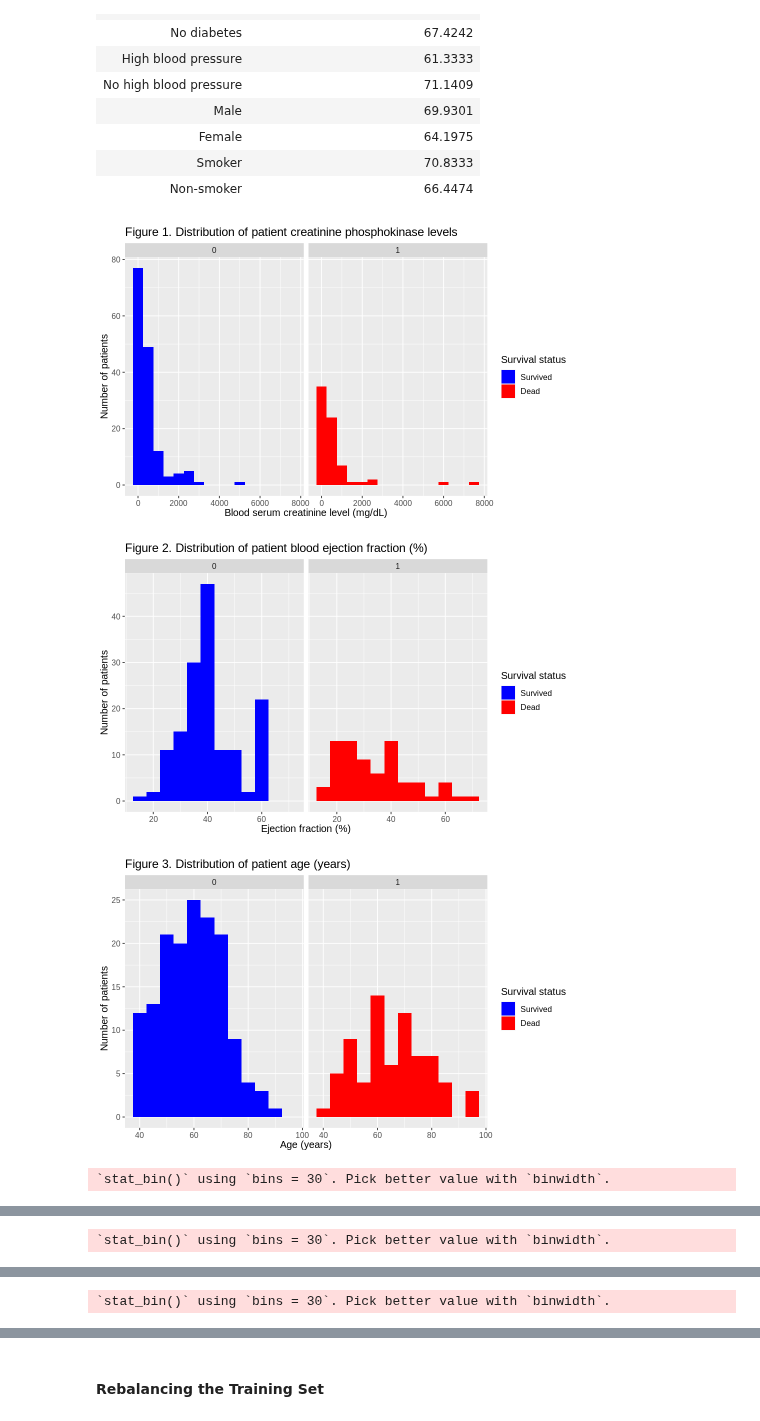
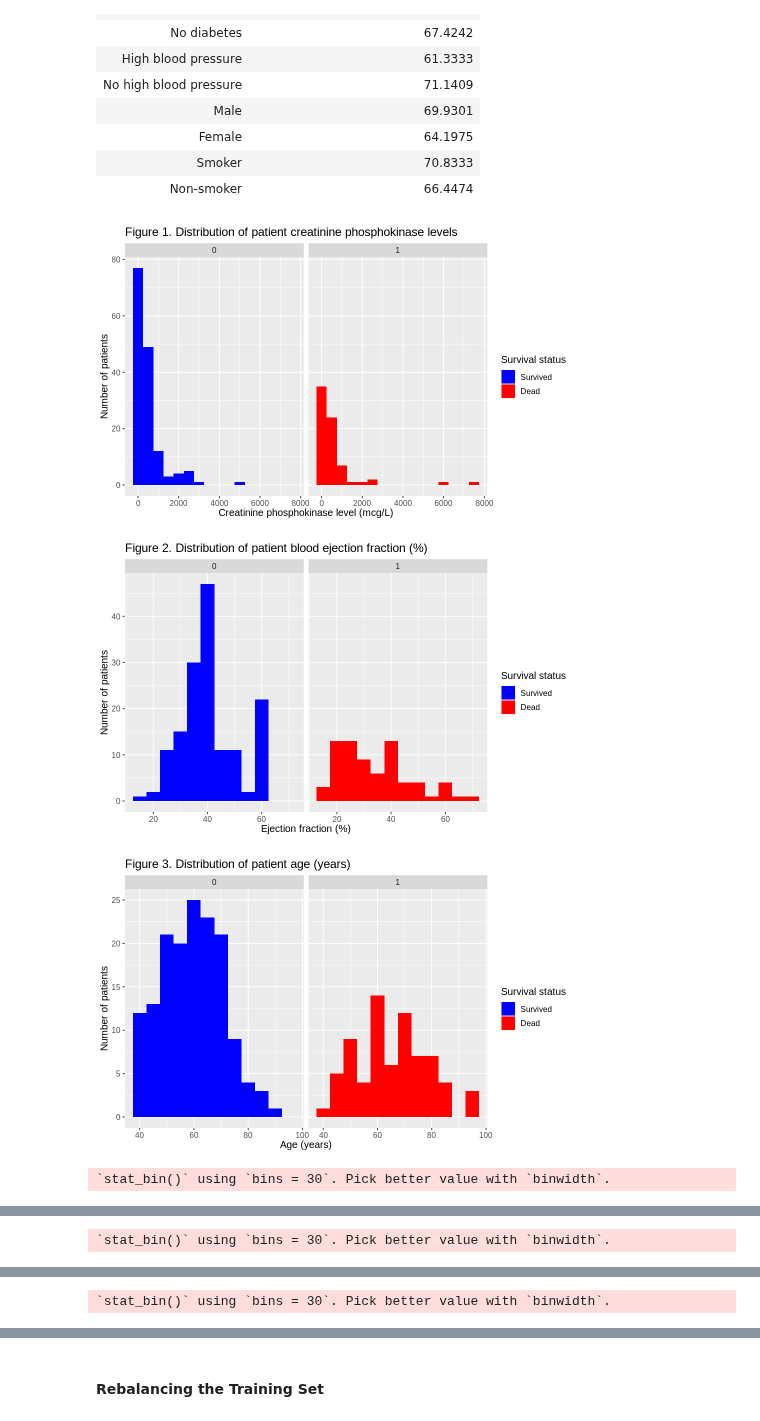
Before and after one commit to ShiyuDeng-Simon/group_project, a Jupyter notebook: Proposal.ipynb, the cells around one changed output, grey strips where cells are left out. Cells and saved outputs as stored; diff of their text form; code cells hidden in the pictures.

Commit message:
Corrected figure x-axis labels

```diff
--- a/Proposal.ipynb
+++ b/Proposal.ipynb
@@ -317,7 +317,7 @@ plot1 <- training_data |>
     ggplot(aes(x = creatinine_phosphokinase, fill = DEATH_EVENT)) +
     geom_histogram(binwidth = 500) +
     facet_grid(~DEATH_EVENT) +
-    labs(x = "Blood serum creatinine level (mg/dL)",
+    labs(x = "Creatinine phosphokinase level (mcg/L)",
          y = "Number of patients",
          fill = "Survival status",
          title = "Figure 1. Distribution of patient creatinine phosphokinase levels") +
@@ -389,34 +389,34 @@ plot6 <- training_data |>
     scale_fill_manual(labels = c("Survived", "Dead"), values = c("blue", "red")) +
     theme(text = element_text(size = 12))
 
 plot6
 
 plot7 <- training_data |>
     ggplot(aes(x = time, fill = DEATH_EVENT)) +
     geom_histogram() +
     facet_grid(~DEATH_EVENT) +
     labs(x = "Follow-up length period (days)",
          y = "Number of patients",
          fill = "Survival status",
          title = "Figure 7. Distribution of follow-up period time (days)") +
     scale_fill_manual(labels = c("Survived", "Dead"), values = c("blue", "red")) +
     theme(text = element_text(size = 12))
 
 plot7
 
 plot8 <- training_data |>
     ggplot(aes(x = serum_creatinine, y = ejection_fraction, color = DEATH_EVENT)) +
     geom_point() +
     labs(x = "Serum creatinine (mg/dL)",
          y = "Ejection fraction (%)",
          color = "Survival status",
          title = "Figure 8. Ejection fraction (%) vs serum creatinine (mg/dL) in heart failure patients") +
     scale_color_manual(labels = c("Survived", "Dead"), values = c("blue", "red")) +
     theme(text = element_text(size = 12))
 
 plot8
 # %% [output]
-[figure, old version]
+[figure, new version]
 [figure]
 [figure]
 `stat_bin()` using `bins = 30`. Pick better value with `binwidth`.
```
Also changed, not shown: parts of 3 cells of this notebook.
